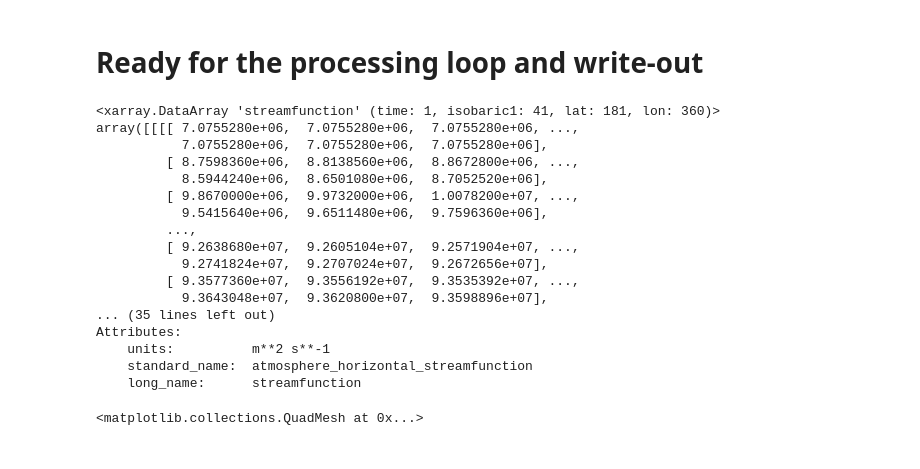
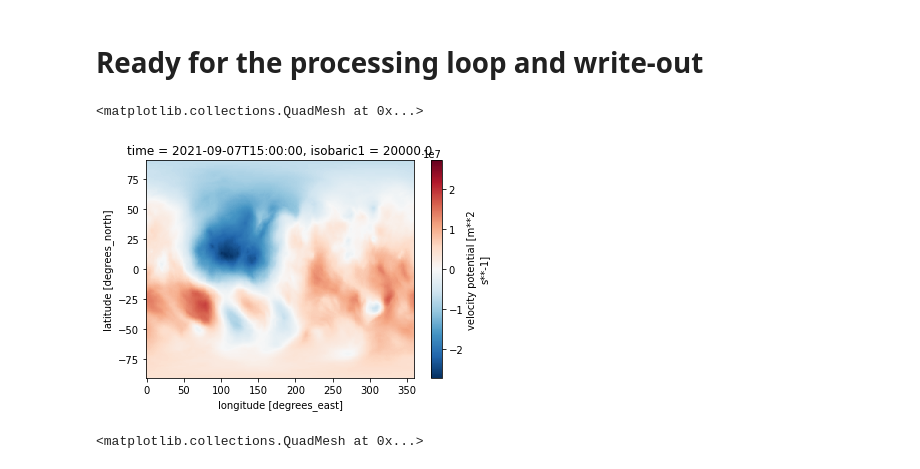
Before and after one commit to ATMOcanes/ATM651, a Jupyter notebook: Files_unsorted/Windspharm_fromGFS.ipynb, the cells around one changed output. Cells and saved outputs as stored; diff of their text form; code cells hidden in the pictures.

```diff
--- a/Files_unsorted/Windspharm_fromGFS.ipynb
+++ b/Files_unsorted/Windspharm_fromGFS.ipynb
@@ -103,27 +95,10 @@ psi = V.streamfunction()
 chi = V.velocitypotential()
 Vdiv= V.irrotationalcomponent()
 Vrot= V.nondivergentcomponent()
-# %%
-psi
-# %% [output]
-<xarray.DataArray 'streamfunction' (time: 1, isobaric1: 41, lat: 181, lon: 360)>
-array([[[[ 7.0755280e+06,  7.0755280e+06,  7.0755280e+06, ...,
-           7.0755280e+06,  7.0755280e+06,  7.0755280e+06],
-         [ 8.7598360e+06,  8.8138560e+06,  8.8672800e+06, ...,
-           8.5944240e+06,  8.6501080e+06,  8.7052520e+06],
-         [ 9.8670000e+06,  9.9732000e+06,  1.0078200e+07, ...,
-           9.5415640e+06,  9.6511480e+06,  9.7596360e+06],
-         ...,
-         [ 9.2638680e+07,  9.2605104e+07,  9.2571904e+07, ...,
-           9.2741824e+07,  9.2707024e+07,  9.2672656e+07],
-         [ 9.3577360e+07,  9.3556192e+07,  9.3535392e+07, ...,
-           9.3643048e+07,  9.3620800e+07,  9.3598896e+07],
-... (35 lines left out)
-Attributes:
-    units:          m**2 s**-1
-    standard_name:  atmosphere_horizontal_streamfunction
-    long_name:      streamfunction
 # %%
-# chi.sel(isobaric1=20000).plot()    # quick look at 200 hPa level
+chi.sel(isobaric1=20000).plot()    # quick look at 200 hPa level
+# %% [output]
+<matplotlib.collections.QuadMesh at 0x...>
+[figure, added]
 # %%
 # Test the completeness of the decomposition: just speckle (gridscale noise) mostly
```
Also changed, not shown: parts of 15 cells of this notebook.
